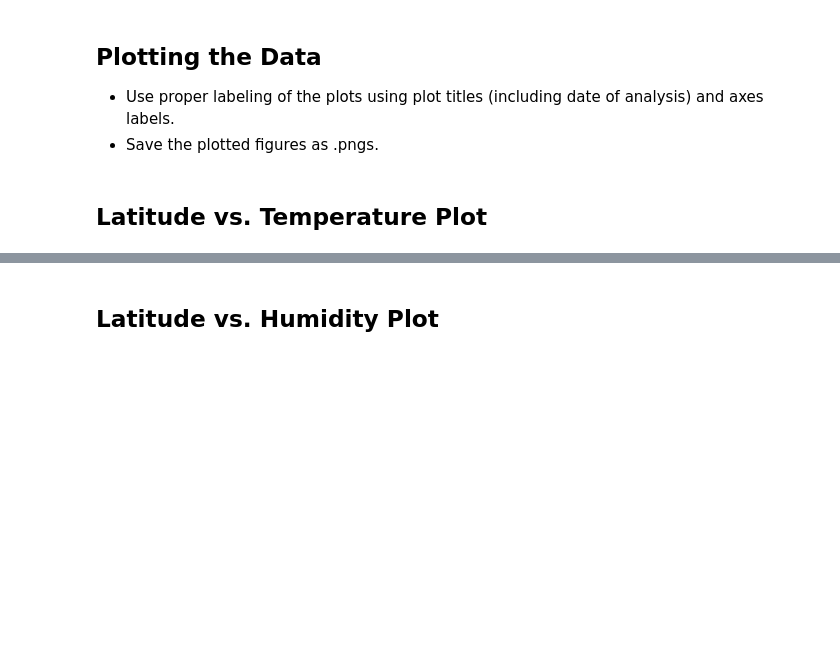
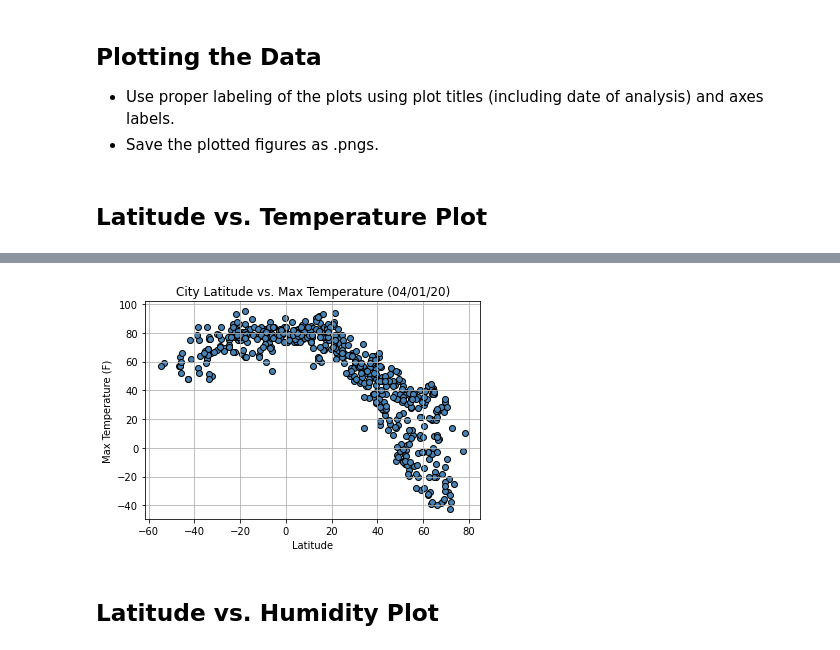
Before and after one commit to sabrinawjo/API_Challenge, a Jupyter notebook: WeatherPy/WeatherPy.ipynb, the cells around one changed output, grey strips where cells are left out. Cells and saved outputs as stored; diff of their text form; code cells hidden in the pictures; blank space fills up the shorter version.

```diff
--- a/WeatherPy/WeatherPy.ipynb
+++ b/WeatherPy/WeatherPy.ipynb
@@ -246,2 +222,11 @@ Int64Index([], dtype='int64')
+# %%
+plt.scatter(weather_df["Lat"], weather_df["MaxTemp"], facecolors="steelblue", edgecolors="black")
+plt.title("City Latitude vs. Max Temperature (04/01/20)")
+plt.xlabel("Latitude")
+plt.ylabel("Max Temperature (F)")
+plt.grid()
+plt.savefig('views/Lat_vs_Temp.png')
+# %% [output]
+[figure, added]
 # %% [markdown]
 ## Latitude vs. Humidity Plot
```
Also changed, not shown: parts of 36 cells of this notebook, 4 other files.
